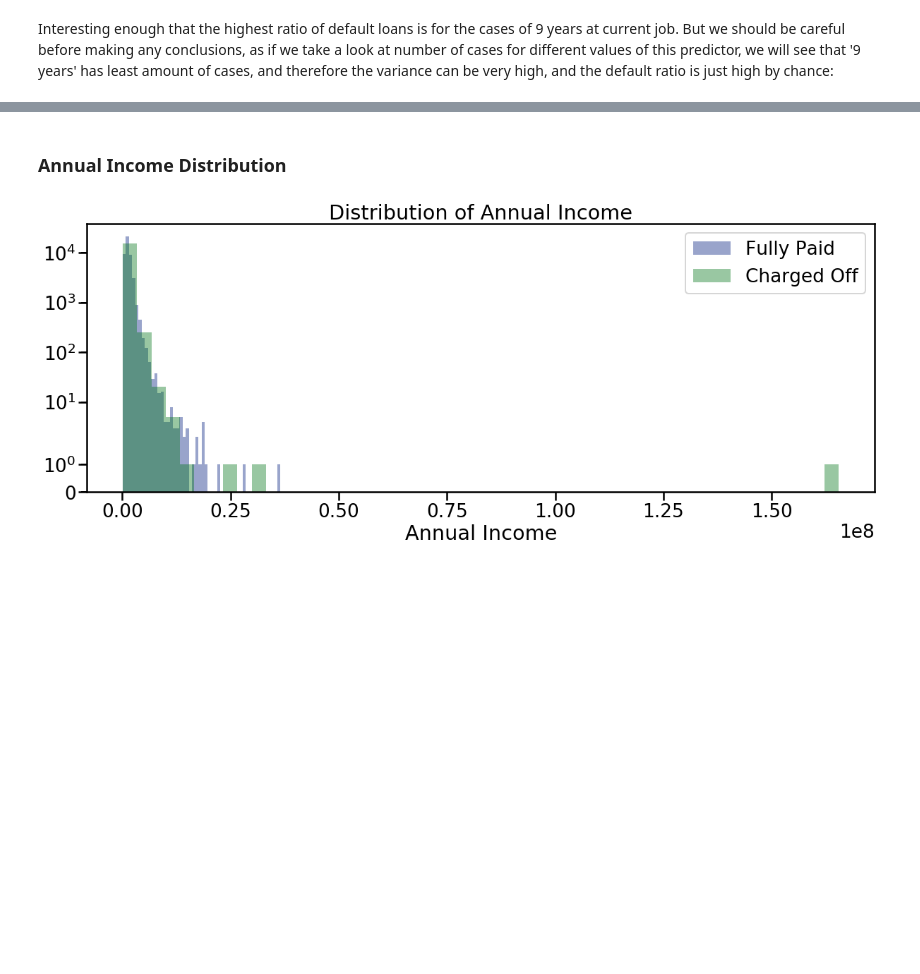
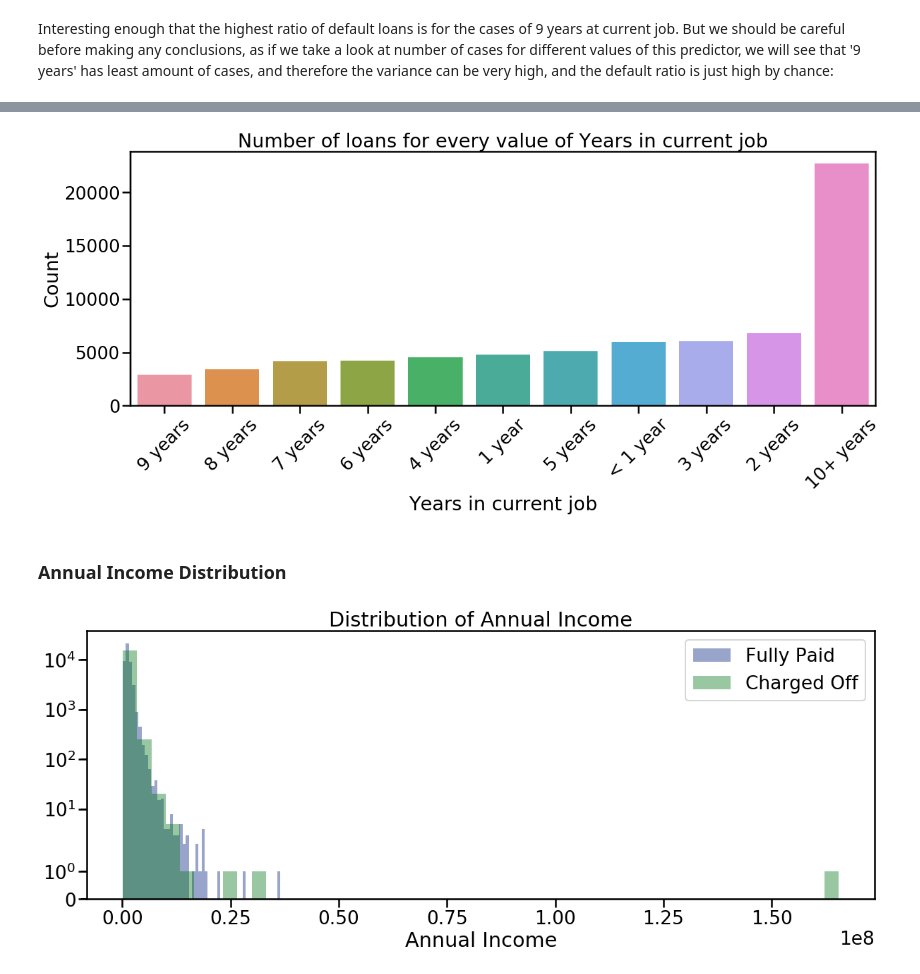
Before and after one commit to dataqubit/bank-loan-prediction, a Jupyter notebook: bank_loan_Part1_Exploratory_Analysis.ipynb, the cells around one changed output, grey strips where cells are left out. Drawn from its saved outputs; the diff is of its cells as text; code cells hidden in the pictures; blank space fills up the shorter version.

```diff
--- a/bank_loan_Part1_Exploratory_Analysis.ipynb
+++ b/bank_loan_Part1_Exploratory_Analysis.ipynb
@@ -269,3 +280,8 @@ df_loan.groupby('yrs_job').customer_id.count().sort_values().plot(
+# %%
+plot_bar(df_loan.groupby('yrs_job', as_index=False).customer_id.count().sort_values(by='customer_id'),
+        count_df=True)
+# %% [output]
+[figure, added]
 # %% [markdown]
 ### Annual Income Distribution
 # %%
```
Also changed, not shown: parts of 29 cells of this notebook.
